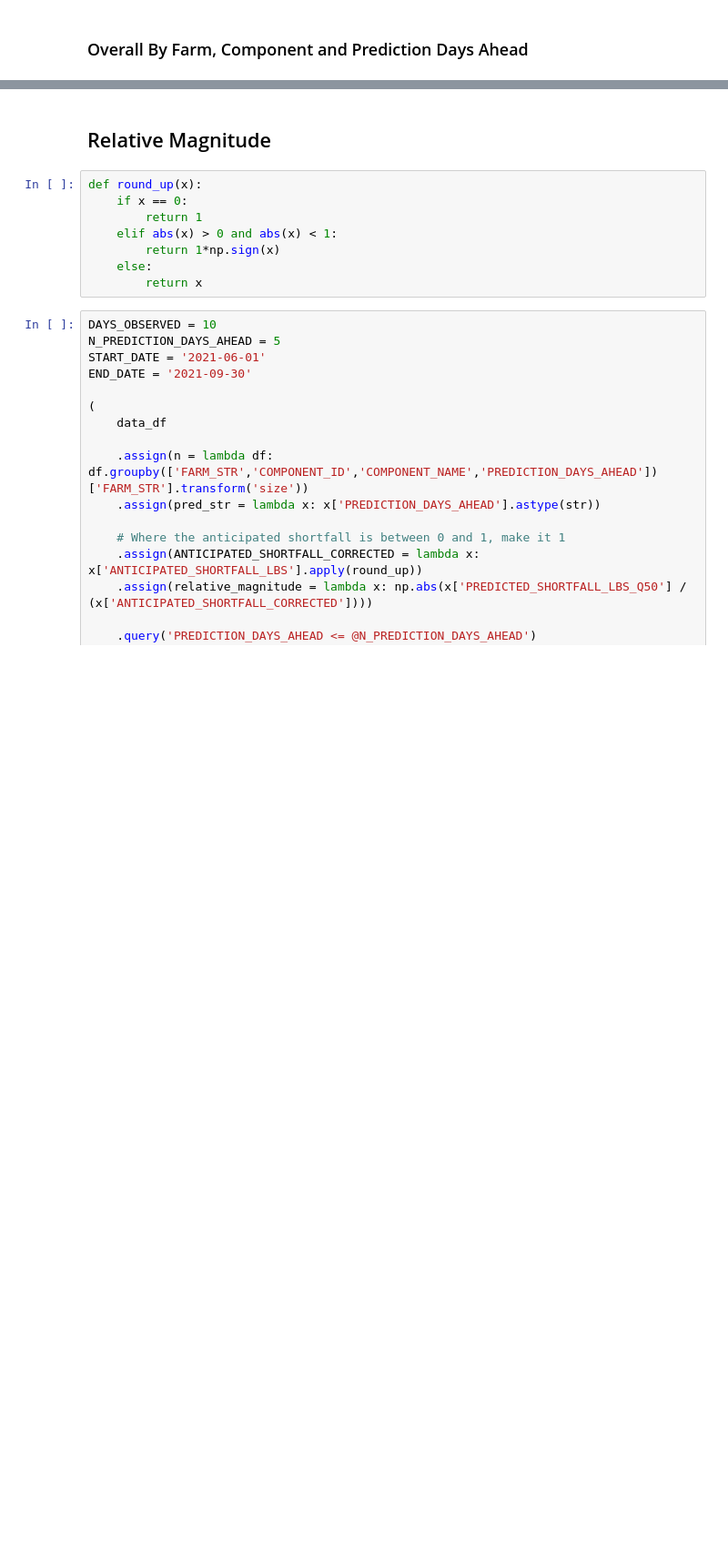
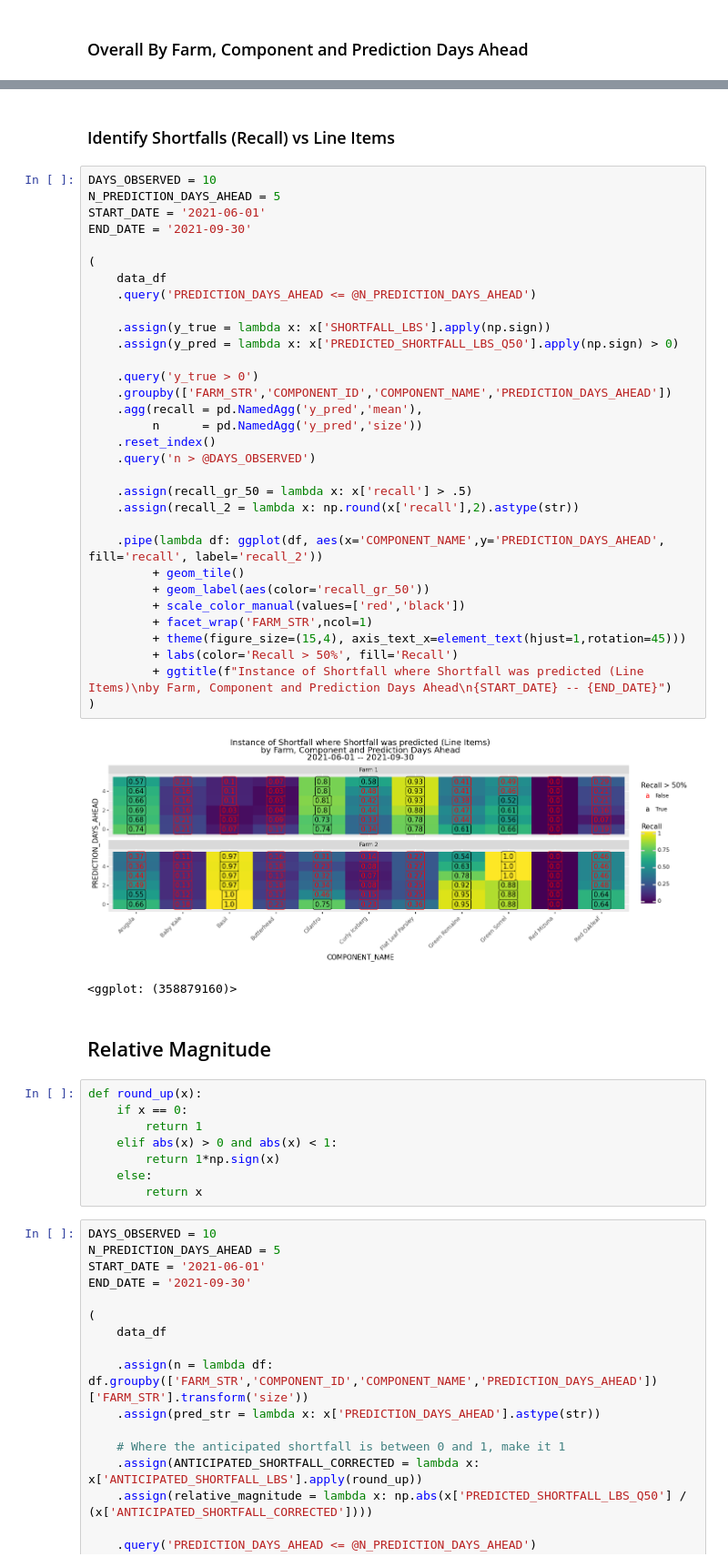
Before and after one commit to pmccarthy-bowery/analyses, a Jupyter notebook: 20220707 - Inflight Backfill vs Actual.ipynb, the cells around one changed output, grey strips where cells are left out. Shown at 91% size. Drawn from its saved outputs; the diff is of its cells as text; blank space fills up the shorter version.

```diff
--- a/20220707 - Inflight Backfill vs Actual.ipynb
+++ b/20220707 - Inflight Backfill vs Actual.ipynb
@@ -242,3 +276,40 @@ END_DATE = '2021-09-30'
+# %% [markdown]
+### Identify Shortfalls (Recall) vs Line Items
+# %%
+DAYS_OBSERVED = 10
+N_PREDICTION_DAYS_AHEAD = 5
+START_DATE = '2021-06-01'
+END_DATE = '2021-09-30'
+
+(
+    data_df
+    .query('PREDICTION_DAYS_AHEAD <= @N_PREDICTION_DAYS_AHEAD')
+
+    .assign(y_true = lambda x: x['SHORTFALL_LBS'].apply(np.sign))
+    .assign(y_pred = lambda x: x['PREDICTED_SHORTFALL_LBS_Q50'].apply(np.sign) > 0)
+
+    .query('y_true > 0')
+    .groupby(['FARM_STR','COMPONENT_ID','COMPONENT_NAME','PREDICTION_DAYS_AHEAD'])
+    .agg(recall = pd.NamedAgg('y_pred','mean'),
+         n      = pd.NamedAgg('y_pred','size'))
+    .reset_index()
+    .query('n > @DAYS_OBSERVED')
+
+    .assign(recall_gr_50 = lambda x: x['recall'] > .5)
+    .assign(recall_2 = lambda x: np.round(x['recall'],2).astype(str))
+
+    .pipe(lambda df: ggplot(df, aes(x='COMPONENT_NAME',y='PREDICTION_DAYS_AHEAD', fill='recall', label='recall_2'))
+         + geom_tile()
+         + geom_label(aes(color='recall_gr_50'))
+         + scale_color_manual(values=['red','black'])
+         + facet_wrap('FARM_STR',ncol=1)
+         + theme(figure_size=(15,4), axis_text_x=element_text(hjust=1,rotation=45)))
+         + labs(color='Recall > 50%', fill='Recall')
+         + ggtitle(f"Instance of Shortfall where Shortfall was predicted (Line Items)\nby Farm, Component and Prediction Days Ahead\n{START_DATE} -- {END_DATE}")
+)
+# %% [output]
+[figure, added]
+<ggplot: (358879160)>
 # %% [markdown]
 ## Relative Magnitude
 # %%
```
Also changed, not shown: parts of 17 cells of this notebook.
